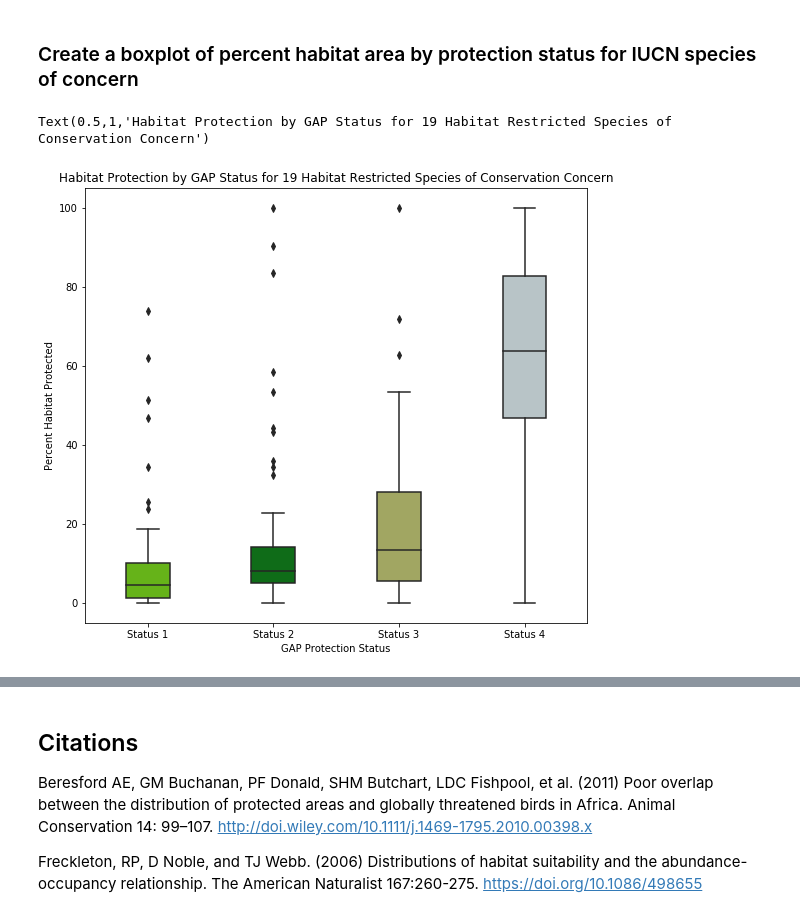
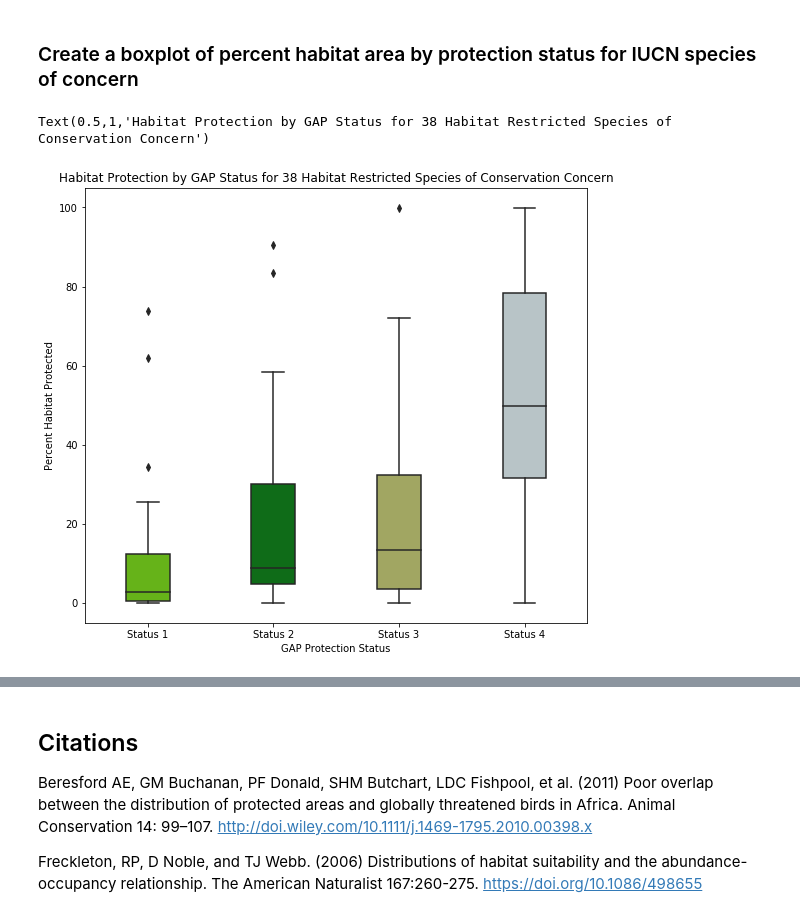
Before and after one commit to mjrubino/Habitat-Restricted-Species, a Jupyter notebook: Habitat-Restricted-Species.ipynb, the cells around one changed output, grey strips where cells are left out. Drawn from its saved outputs; the diff is of its cells as text; code cells hidden in the pictures.

Commit message:
-- Habitat Restricted Species Protection BAP notebook --

```diff
--- a/Habitat-Restricted-Species.ipynb
+++ b/Habitat-Restricted-Species.ipynb
@@ -280 +403,6 @@ dfss = dfAllLow5_IUCN.iloc[ss]
+# %%
+## Merge IUCN and NatureServe dataframes
+dfIUCN_NS = pd.merge(left=dfAllLow5_IUCN, right=dfNSRanks,
+                     how='left',
+                     left_on='SpeciesCode', right_on='SpeciesCode')
 # %% [markdown]
@@ -415,7 +556,7 @@ dfSum = dfSum.reset_index()
 # appropriate amount of habitat on GAP status 4 lands - that is, all
 # the habitat that IS NOT ON GAP status 1, 2, or 3 lands
 # First, pull out only the necessary columns from the dfHabInRng dataframe
-dfHabTotal = dfHabInRng[['SpeciesCode','CommonName','ScientificName', 'AreaHab_km2']]
+dfHabTotal = dfHabInRng[['SpeciesCode','AreaHab_km2']]
 # Round the total habitat area numbers to 3 decimals for latter math
 dfHabTotal['AreaHab_km2'] = dfHabTotal['AreaHab_km2'].round(3)
 dfMerge1 = pd.merge(left=dfSum,right=dfHabTotal,how='left',
@@ -427,7 +568,6 @@ dfMerge1.drop('SpeciesCode', axis=1, inplace=True)
 dfMerge1['PADStatus'] = '4'
 dfMerge1['km2'] = dfMerge1['AreaHab_km2'] - dfMerge1['AreaSum1-3']
 # Now rearrange and rename some columns to prepare for appending with SQL dataframe
-dfMerge1.rename(columns={'CommonName':'ComName', 'ScientificName':'SciName'},inplace=True)
 dfAppend = dfMerge1.drop(['AreaHab_km2','AreaSum1-3'], axis=1)
 # Append with the SQL CSV dataframe dfSelect then calculate a total habitat area in km2
 dfHabStatus = dfSelect.append(dfAppend, sort=False, ignore_index=True)
@@ -437,7 +577,7 @@ dfHabStatus['Total_km2'] = dfHabStatus['km2'].groupby(dfHabStatus['SppCode']).tr
 dfHabStatus['PADPercent'] = (dfHabStatus['km2']/dfHabStatus['Total_km2'])*100
 # Pivot the dataframe on PAD status to get them into columns
 dfPivot = dfHabStatus.pivot_table(values='PADPercent',
-                           index=['SppCode','ComName','SciName'],
+                           index=['SppCode'],
                            columns=['PADStatus'])
 # Rename the PAD status columns
 dfPivot.rename(columns={'1':'Status 1','2':'Status 2',
@@ -447,16 +587,22 @@ dfPivot.rename(columns={'1':'Status 1','2':'Status 2',
 dfPivot['Status 1 & 2'] = dfPivot['Status 1'] + dfPivot['Status 2']
 # Reset the index to a new dataframe
 dfSppPAD = dfPivot.reset_index()
+# Now get scientific and common names from dfHabInRng
+dfSppPAD = pd.merge(left=dfSppPAD,right=dfHabInRng,how='left',
+                    left_on='SppCode',right_on='SpeciesCode')
+# Rename common name and scientific name columns for later merging with dfCC dataframe
+dfSppPAD.rename(columns={'CommonName':'ComName', 'ScientificName':'SciName'},inplace=True)
 # Reorder columns
 dfSppPAD = dfSppPAD[['SppCode','SciName','ComName',
                    'Status 1','Status 2','Status 1 & 2',
                    'Status 3','Status 4']]
-# Make another dataframe of PAD status percentages just for the 19 species
-# whose IUCN category attributes them as species of conservation concern
+# Make another dataframe of PAD status percentages just for the species
+# whose IUCN category and/or NatureServe rounded global rank attributes them
+# as species of conservation concern
 dfCCStatus = pd.merge(left=dfCC, left_on='SpeciesCode',
                       right=dfSppPAD, right_on='SppCode',
                       how='inner',left_index=True,right_index=False)
-dfCCStatus = dfCCStatus[['SppCode','SciName','ComName',
+dfCCStatus = dfCCStatus[['SppCode','ScientificName','CommonName',
                    'Status 1','Status 2','Status 1 & 2',
                    'Status 3','Status 4']]
 # %% [output]
@@ -474,13 +620,15 @@ See the caveats in the documentation: http://pandas.pydata.org/pandas-docs/stabl
 
 '''
 print('\n--> Plotting species habitat protection percentage by GAP status ...')
-dfmelt3 = dfSppPAD.melt(id_vars = 'SppCode',
+# A version WITH combined Status 1 & 2 percentages for ALL habitat restricted species
+dfmeltAll = dfSppPAD.melt(id_vars = 'SppCode',
                   value_vars = ['Status 1 & 2',
                                 'Status 3','Status 4'],
                   var_name = 'GAP Protection Status',
                   value_name = 'Percent Habitat Protected')
-# A version WITHOUT combined Status 1 & 2 percentages
-dfmelt4 = dfCCStatus.melt(id_vars = 'SppCode',
+# A version WITHOUT combined Status 1 & 2 percentages for only habitat restricted
+# species of conservation concern based on IUCN and NatureServe status ranks
+dfmeltCC = dfCCStatus.melt(id_vars = 'SppCode',
                   value_vars = ['Status 1','Status 2',
                                 'Status 3','Status 4'],
                   var_name = 'GAP Protection Status',
@@ -519,24 +668,19 @@ fig1
 # %% [markdown]
 ### Create a boxplot of percent habitat area by protection status for IUCN species of concern <a name="boxplot19"></a>
 # %%
-dfmelt4 = dfSppPAD.melt(id_vars = 'SppCode',
-                  value_vars = ['Status 1','Status 2',
-                                'Status 3','Status 4'],
-                  var_name = 'GAP Protection Status',
-                  value_name = 'Percent Habitat Protected')
-
-# Plot protection by status ONLY for species of conservation concern from IUCN
+# Plot protection by status ONLY for species of conservation concern from IUCN & NatureServe
 fig2, ax2 = plt.subplots(figsize=(9,8))
-a2 = sns.boxplot(data = dfmelt4,
+a2 = sns.boxplot(data = dfmeltCC,
                 x = 'GAP Protection Status',
                 y = 'Percent Habitat Protected',
                 width=0.35,
                 palette=cp4,
                 ax=ax2)
-a2.set_title('Habitat Protection by GAP Status for 19 Habitat Restricted Species of Conservation Concern', fontsize=12)
+a2.set_title('Habitat Protection by GAP Status for ' + str(len(dfCCStatus)) +
+             ' Habitat Restricted Species of Conservation Concern', fontsize=12)
 # %% [output]
-Text(0.5,1,'Habitat Protection by GAP Status for 19 Habitat Restricted Species of Conservation Concern')
+Text(0.5,1,'Habitat Protection by GAP Status for 38 Habitat Restricted Species of Conservation Concern')
-[figure, old version]
+[figure, new version]
 # %%
 endtime = datetime.now()
 delta = endtime - starttime
```
Also changed, not shown: parts of 20 cells of this notebook.
